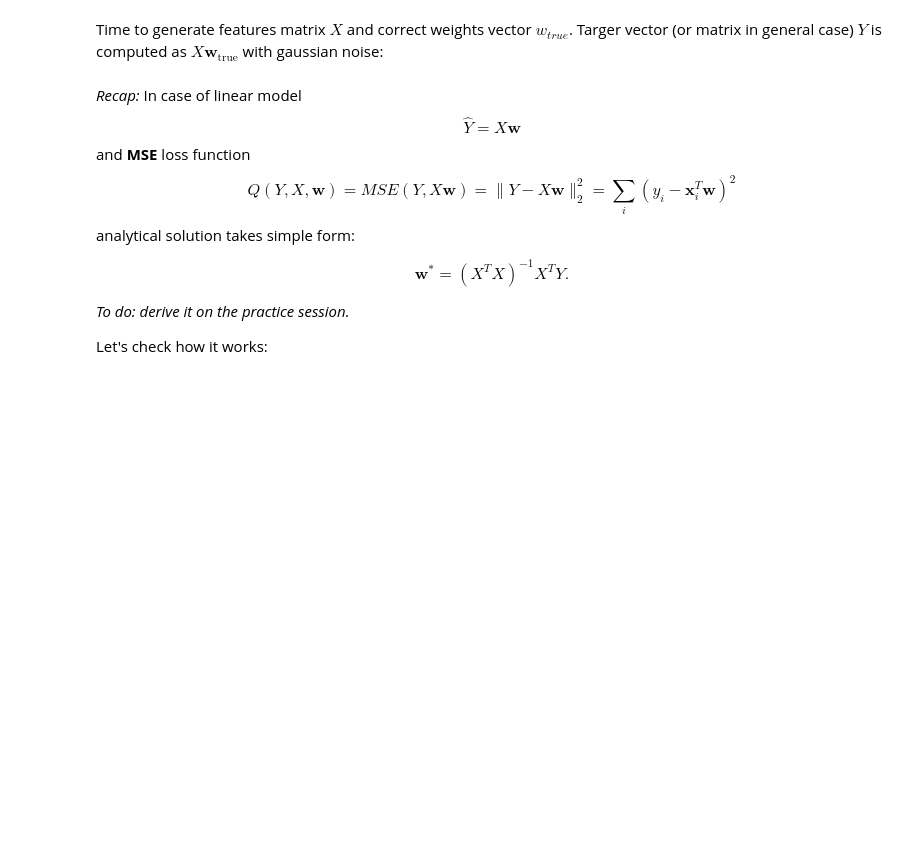
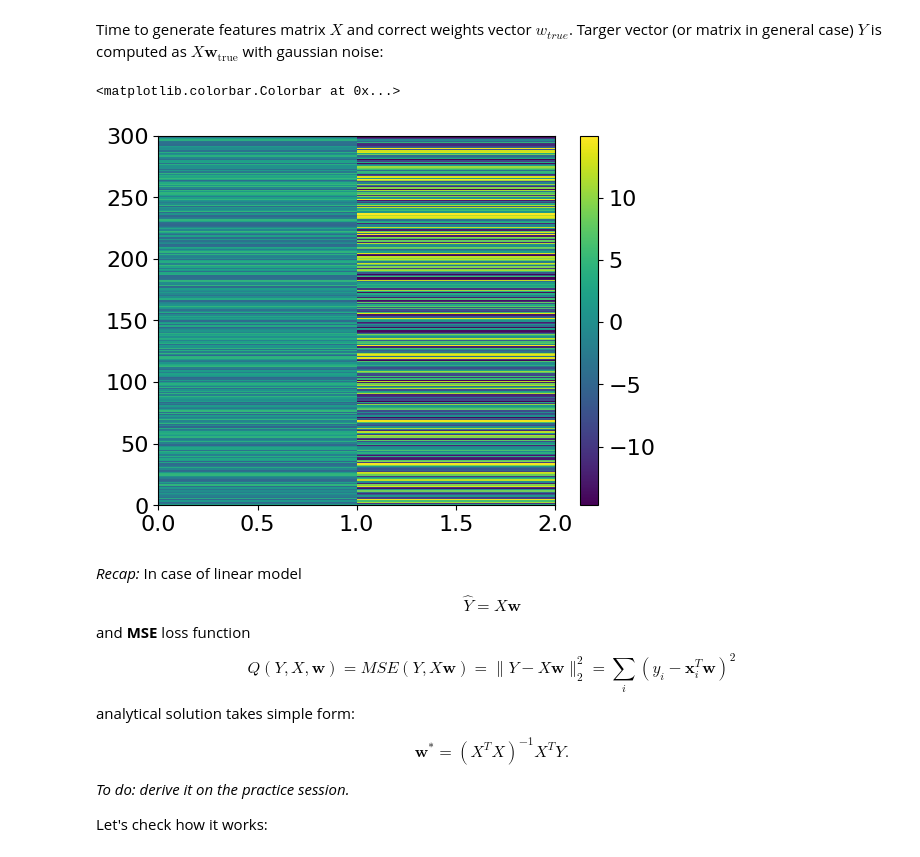
Before and after one commit to ivanchetvergov/ya-and-girafe-ai-course, a Jupyter notebook: week0_02_linear_reg/week0_02_linear_regression_and_sgd__completed.ipynb, the cells around one changed output. Saved outputs shown, nothing was run; the diff lists cells and outputs as text; code cells hidden in the pictures; blank space fills up the shorter version.

```diff
--- a/week0_02_linear_reg/week0_02_linear_regression_and_sgd__completed.ipynb
+++ b/week0_02_linear_reg/week0_02_linear_regression_and_sgd__completed.ipynb
@@ -53,6 +53,12 @@ X *= (np.arange(n_features) * 2 + 1)[np.newaxis, :]
 
 # Here comes the *true* target vector
 Y = X.dot(w_true) + np.random.normal(0, 1, n_objects)
+# %%
+plt.pcolormesh(X)
+plt.colorbar()
+# %% [output]
+<matplotlib.colorbar.Colorbar at 0x...>
+[figure, added]
 # %% [markdown]
 *Recap:*
 In case of linear model
```
Also changed, not shown: parts of 23 cells of this notebook.
